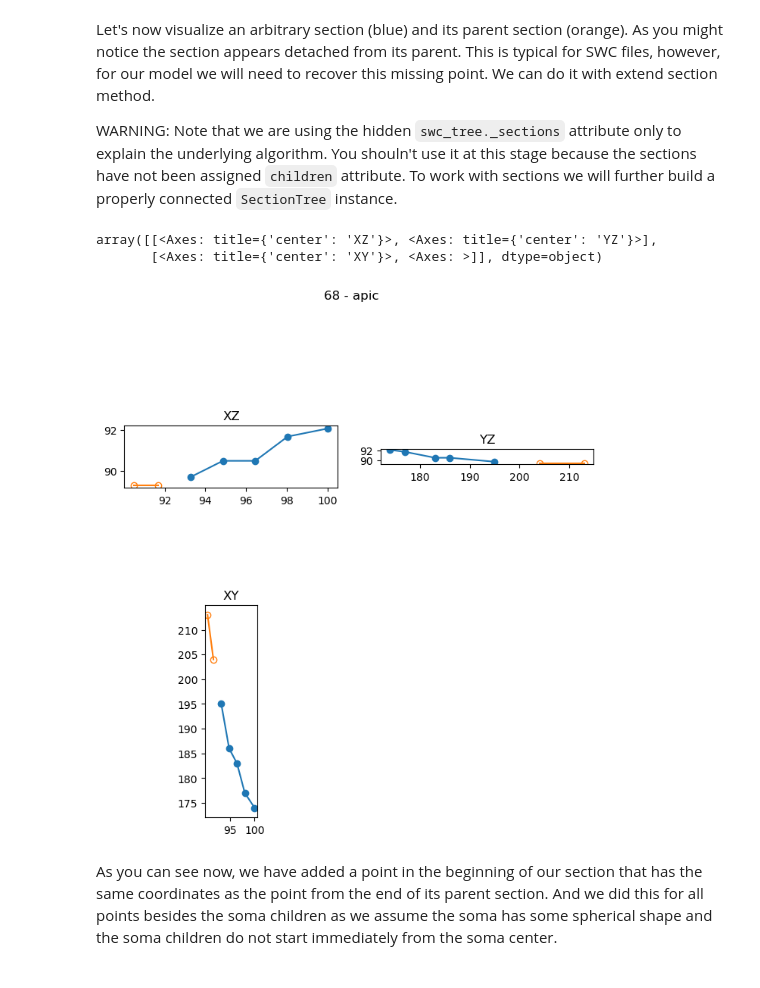
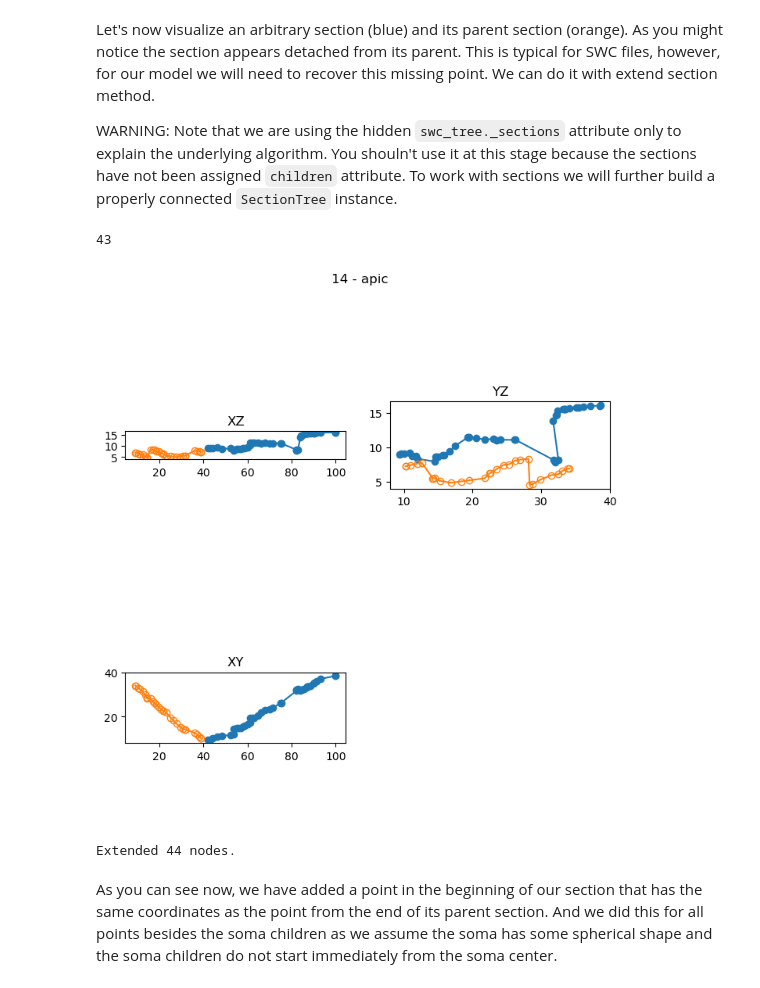
Before and after one commit to Poirazi-Lab/DendroTweaksApp, a Jupyter notebook: app/src/trees_demo.ipynb, the cells around one changed output. Cells and saved outputs as stored; diff of their text form; code cells hidden in the pictures.

```diff
--- a/app/src/trees_demo.ipynb
+++ b/app/src/trees_demo.ipynb
@@ -8,3 +9,0 @@ import dendrotweaks as dd
-# %%
-swcm = dd.file_managers.SWCManager()
-swcm.path_to_data = 'data/'
@@ -58,8 +63,8 @@ swcm.df[['x', 'y', 'z']].describe()
 # %%
 # switch y and z columns
 if file_name == 'final_figure_extra-000.swc':
-    swcm.df[['y', 'z']] = swcm.df[['z', 'y']]
-    swcm.df.loc[swcm.df.type == 2, 'type'] = 4
-    swcm.df.sort_values('type', inplace=True)
+    # swcm.df[['y', 'z']] = swcm.df[['z', 'y']]
+    df.loc[df.Type == 2, 'Type'] = 4
+    df.sort_values('Type', inplace=True)
 # %%
 # Show min and max idx for each node type
@@ -157,15 +179,19 @@ swcm.swc_tree.split_to_sections()
 Let's now visualize an arbitrary section (blue) and its parent section (orange). As you might notice the section appears detached from its parent. This is typical for SWC files, however, for our model we will need to recover this missing point. We can do it with extend section method.
 
 WARNING: Note that we are using the hidden `swc_tree._sections` attribute only to explain the underlying algorithm. You shouln't use it at this stage because the sections have not been assigned `children` attribute. To work with sections we will further build a properly connected `SectionTree` instance.
+# %%
+selected_section = swcm.swc_tree._sections[15]
 # %%
 fix, ax = plt.subplots(2, 2, figsize=(8, 8))
-swcm.swc_tree._sections[71].plot_pts3d(ax=ax, plot_radii=False)
+selected_section.plot_pts3d(ax=ax, plot_radii=False, plot_parent=True);
+print(len(selected_section.pts3d))
 # %% [output]
-array([[<Axes: title={'center': 'XZ'}>, <Axes: title={'center': 'YZ'}>],
-       [<Axes: title={'center': 'XY'}>, <Axes: >]], dtype=object)
+43
-[figure, old version]
+[figure, new version]
 # %%
 swcm.swc_tree.extend_sections()
+# %% [output]
+Extended 44 nodes.
 # %% [markdown]
 As you can see now, we have added a point in the beginning of our section that has the same coordinates as the point from the end of its parent section. And we did this for all points besides the soma children as we assume the soma has some spherical shape and the soma children do not start immediately from the soma center.
 # %%
```
Also changed, not shown: parts of 39 cells of this notebook, 50 other files.
